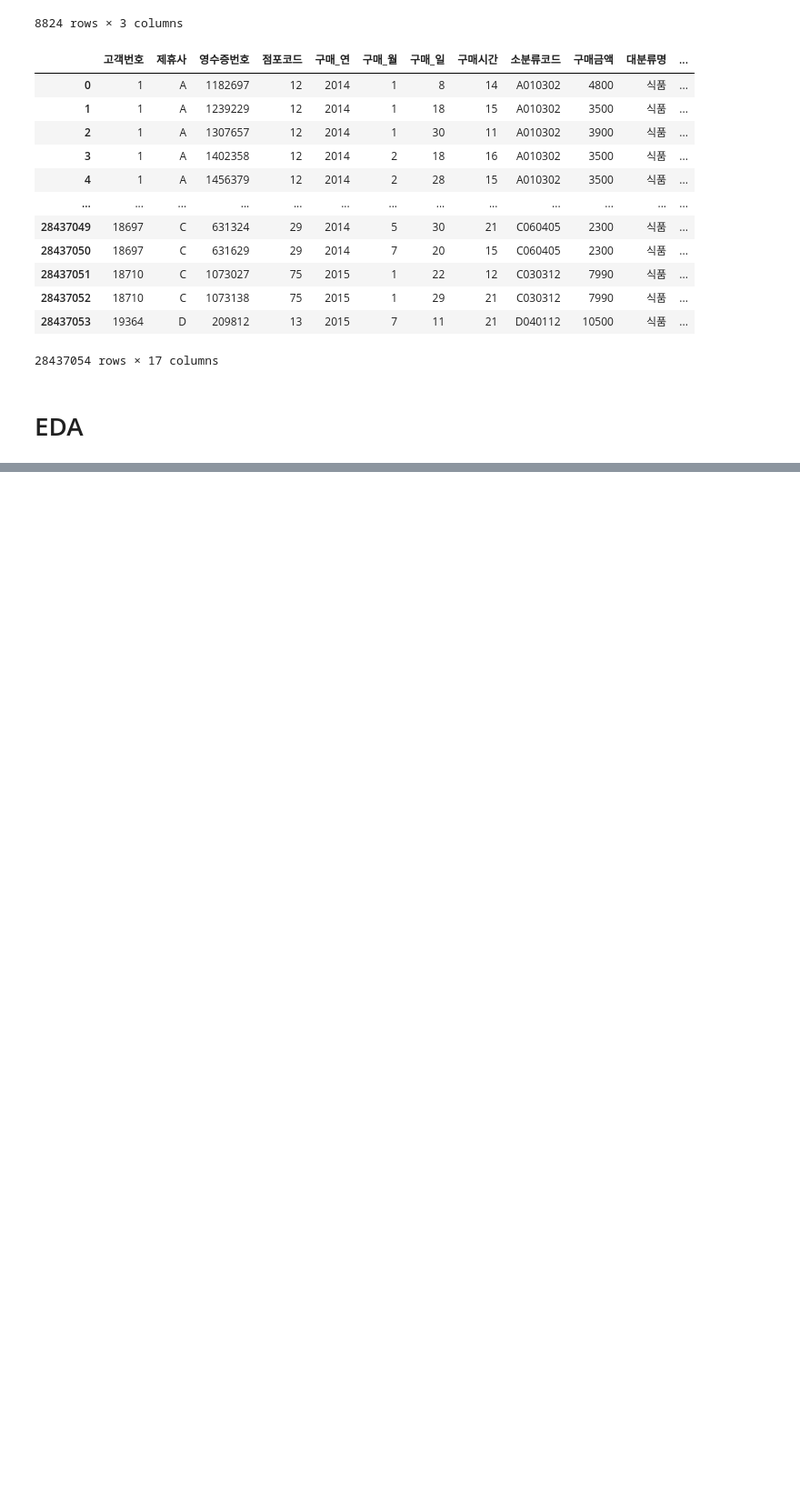
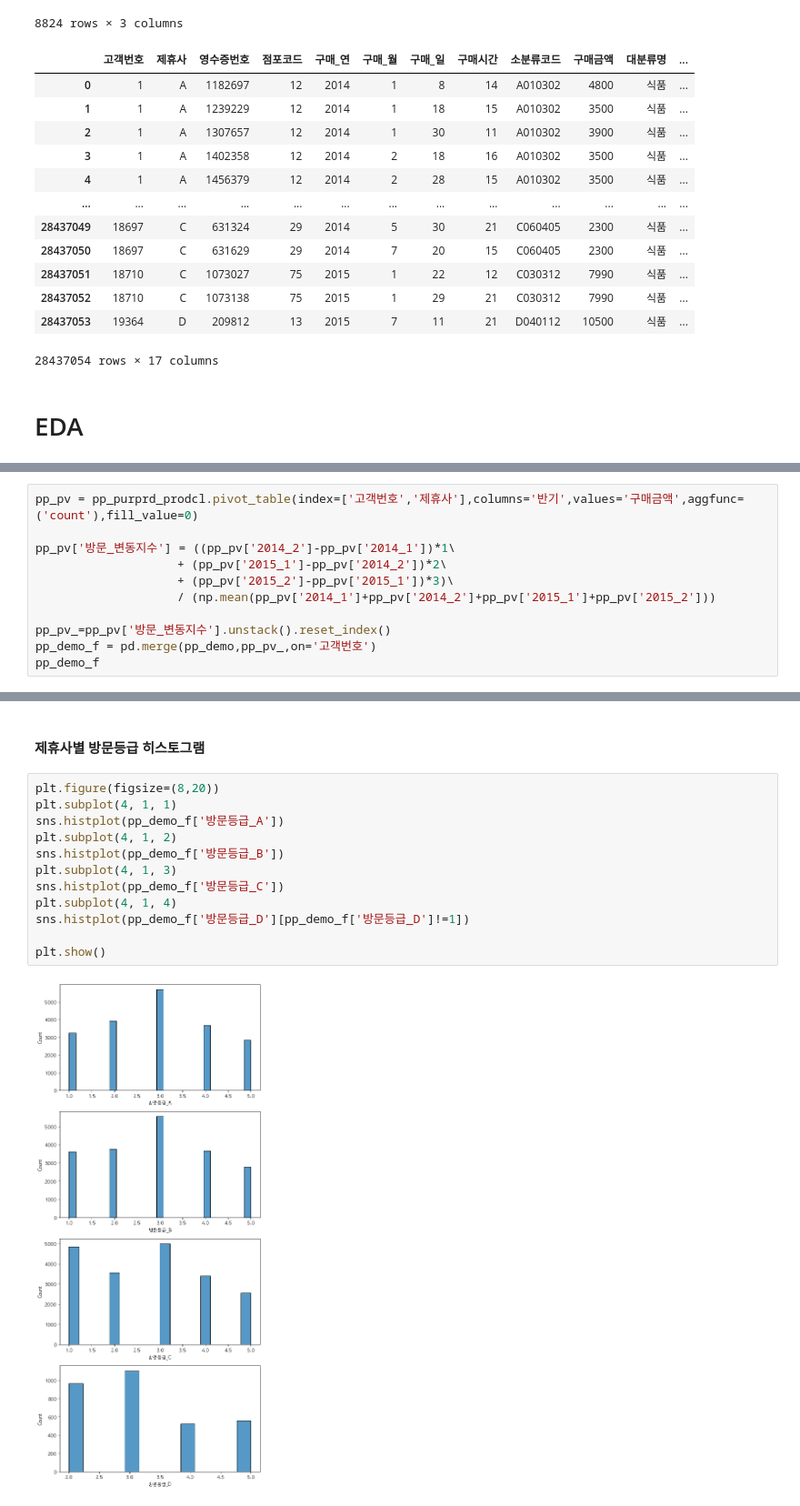
Before and after one commit to PKLH/cakd_LP, a Jupyter notebook: WorkSpace/Han/EDA_HAN.ipynb, the cells around one changed output, grey strips where cells are left out. Shown: that part at 91% size. Cells and saved outputs as stored; diff of their text form; blank space fills up the shorter version.

```diff
--- a/WorkSpace/Han/EDA_HAN.ipynb
+++ b/WorkSpace/Han/EDA_HAN.ipynb
@@ -102,0 +194,11 @@ pp_purprd_prodcl
+# %%
+pp_pv = pp_purprd_prodcl.pivot_table(index=['고객번호','제휴사'],columns='반기',values='구매금액',aggfunc=('count'),fill_value=0)
+
+pp_pv['방문_변동지수'] = ((pp_pv['2014_2']-pp_pv['2014_1'])*1\
+                    + (pp_pv['2015_1']-pp_pv['2014_2'])*2\
+                    + (pp_pv['2015_2']-pp_pv['2015_1'])*3)\
+                    / (np.mean(pp_pv['2014_1']+pp_pv['2014_2']+pp_pv['2015_1']+pp_pv['2015_2']))
+
+pp_pv_=pp_pv['방문_변동지수'].unstack().reset_index()
+pp_demo_f = pd.merge(pp_demo,pp_pv_,on='고객번호')
+pp_demo_f
@@ -104,0 +338,16 @@ pp_purprd_prodcl
+# %% [markdown]
+#### 제휴사별 방문등급 히스토그램
+# %%
+plt.figure(figsize=(8,20))
+plt.subplot(4, 1, 1)
+sns.histplot(pp_demo_f['방문등급_A'])
+plt.subplot(4, 1, 2)
+sns.histplot(pp_demo_f['방문등급_B'])
+plt.subplot(4, 1, 3)
+sns.histplot(pp_demo_f['방문등급_C'])
+plt.subplot(4, 1, 4)
+sns.histplot(pp_demo_f['방문등급_D'][pp_demo_f['방문등급_D']!=1])
+
+plt.show()
+# %% [output]
+[figure, added]
```
Also changed, not shown: parts of 22 cells of this notebook.
